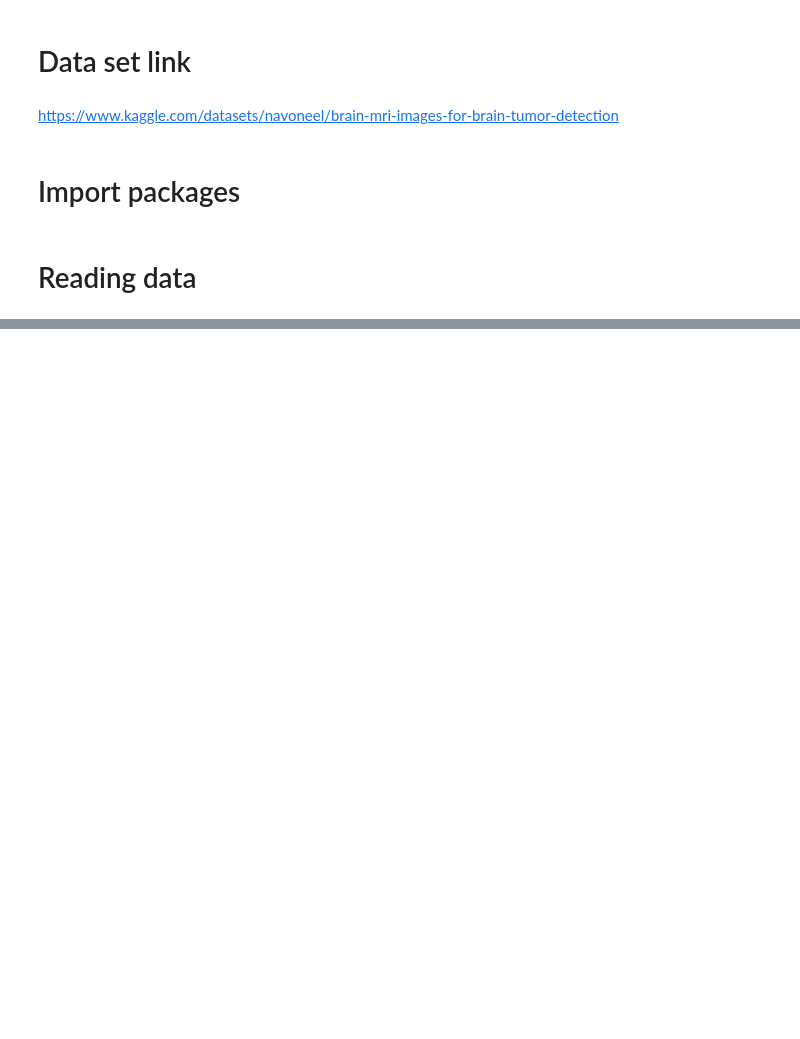
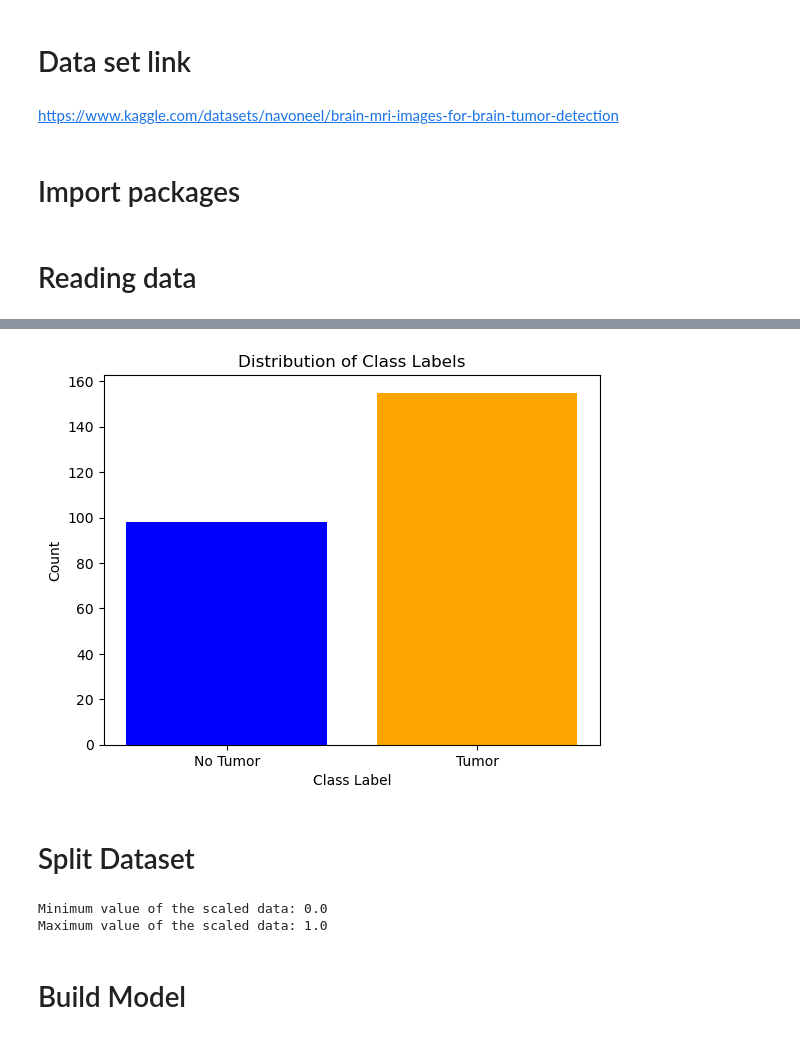
Before and after one commit to ChavinduDulaj/Brain-Tumor-Detection-using-CNN, a Jupyter notebook: Untitled.ipynb, the cells around one changed output, grey strips where cells are left out. Saved outputs shown, nothing was run; the diff lists cells and outputs as text; code cells hidden in the pictures; blank space fills up the shorter version.

```diff
--- a/Untitled.ipynb
+++ b/Untitled.ipynb
@@ -36,0 +31,27 @@ AttributeError: 'NoneType' object has no attribute 'shape'
+# %%
+path_No = 'data/brain_tumor_dataset/no/*'
+path_Yes = 'data/brain_tumor_dataset/yes/*'
+
+tumor = []
+no_tumor = []
+random_state = 42
+
+for file in glob.iglob(path_Yes):
+    img = cv2.imread(file)      #Reading the images from the path
+    img = cv2.cvtColor(img, cv2.COLOR_BGR2RGB)        #Changing the color from BGR to RGB
+    img = cv2.resize(img, (128, 128))
+    tumor.append((img, 1))  # Appending tuple with image and label 1 (indicating presence of tumor)
+
+for file in glob.iglob(path_No):
+    img = cv2.imread(file)
+    img = cv2.cvtColor(img, cv2.COLOR_BGR2RGB)
+    img = cv2.resize(img, (128, 128))
+    no_tumor.append((img, 0))  # Appending tuple with image and label 0 (indicating absence of tumor)
+
+# Concatenating the two lists and shuffle the data
+all_data = tumor + no_tumor
+
+
+# Splitting data and labels
+data = np.array([item[0] for item in all_data])
+labels = np.array([item[1] for item in all_data])
@@ -36,0 +79,14 @@ AttributeError: 'NoneType' object has no attribute 'shape'
+# %%
+# Counting the occurrences of each class label
+unique_labels, label_counts = np.unique(labels, return_counts=True)
+
+plt.bar(unique_labels, label_counts, color=['blue', 'orange'])
+plt.xticks(unique_labels, ['No Tumor', 'Tumor'])
+plt.xlabel('Class Label')
+plt.ylabel('Count')
+plt.title('Distribution of Class Labels')
+plt.show()
+# %% [output]
+[figure, added]
+# %% [markdown]
+# Split Dataset
@@ -36,0 +99,8 @@ AttributeError: 'NoneType' object has no attribute 'shape'
+# %%
+print("Minimum value of the scaled data:", x_train.min())
+print("Maximum value of the scaled data:",  x_train.max())
+# %% [output]
+Minimum value of the scaled data: 0.0
+Maximum value of the scaled data: 1.0
+# %% [markdown]
+# Build Model
```
Also changed, not shown: parts of 13 cells of this notebook, 1 other file.
